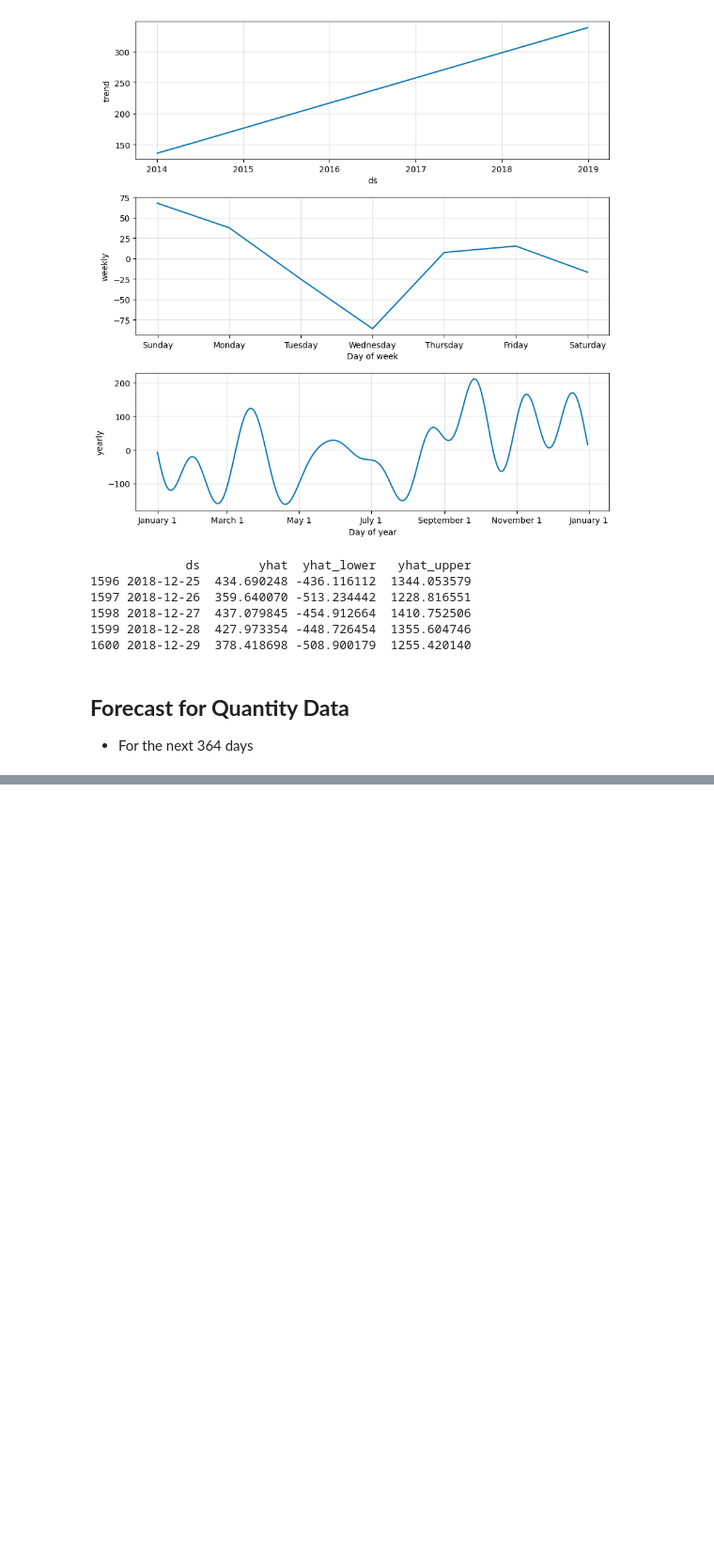
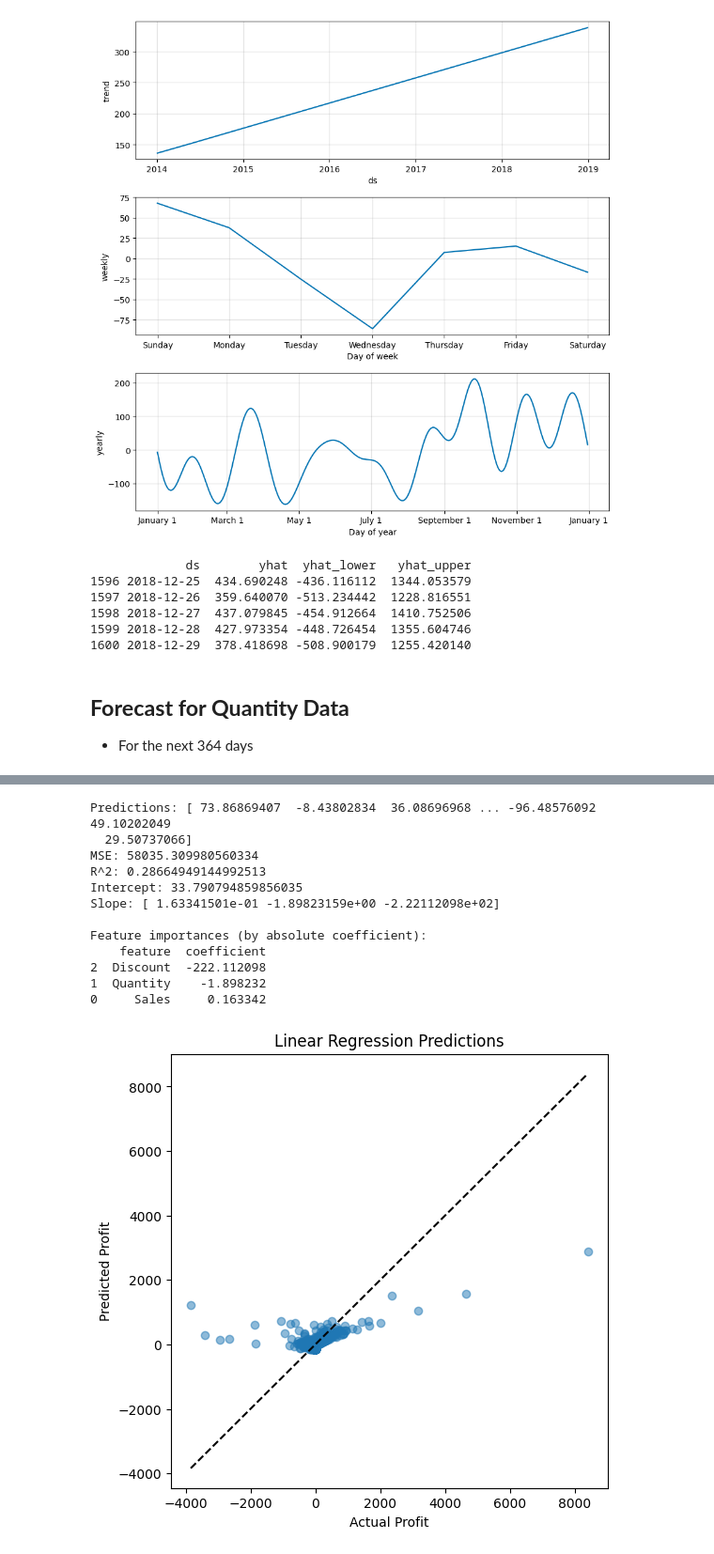
Before and after one commit to MarcelNazare/Superstore-Sales-Project, a Jupyter notebook: python/notebooks/predictive_models.ipynb, the cells around one changed output, grey strips where cells are left out. Shown at 94% size. Cells and saved outputs as stored; diff of their text form; code cells hidden in the pictures; blank space fills up the shorter version.

```diff
--- a/python/notebooks/predictive_models.ipynb
+++ b/python/notebooks/predictive_models.ipynb
@@ -158,0 +184,59 @@ print(quantity_forecast[['ds', 'yhat', 'yhat_lower', 'yhat_upper']].tail())
+# %%
+# select features for profit prediction
+target = 'Profit'
+features = ['Sales', 'Quantity', 'Discount']
+
+# drop rows with missing values in relevant columns
+reg_df = df[features + [target]].dropna()
+X = reg_df[features]
+y = reg_df[target]
+
+# split into train/test
+X_train, X_test, y_train, y_test = train_test_split(X, y,
+                                                    test_size=0.25,
+                                                    random_state=42)
+
+# fit linear regression
+lr = LinearRegression()
+lr.fit(X_train, y_train)
+
+y_pred = lr.predict(X_test)
+print("Predictions:", y_pred)
+
+# evaluation metrics
+print("MSE:", mean_squared_error(y_test, y_pred))
+print("R^2:", r2_score(y_test, y_pred))
+print("Intercept:", lr.intercept_)
+print("Slope:", lr.coef_)
+print
+
+# feature importance via coefficients
+coef_df = pd.DataFrame({
+    'feature': features,
+    'coefficient': lr.coef_
+}).sort_values('coefficient', key=abs, ascending=False)
+print("\nFeature importances (by absolute coefficient):")
+print(coef_df)
+
+# scatter predictions vs truth
+plt.figure(figsize=(6,6))
+plt.scatter(y_test, y_pred, alpha=0.5)
+plt.xlabel('Actual Profit')
+plt.ylabel('Predicted Profit')
+plt.title('Linear Regression Predictions')
+plt.plot([y_test.min(), y_test.max()], [y_test.min(), y_test.max()], 'k--')
+plt.show()
+# %% [output]
+Predictions: [ 73.86869407  -8.43802834  36.08696968 ... -96.48576092  49.10202049
+  29.50737066]
+MSE: 58035.309980560334
+R^2: 0.28664949144992513
+Intercept: 33.790794859856035
+Slope: [ 1.63341501e-01 -1.89823159e+00 -2.22112098e+02]
+
+Feature importances (by absolute coefficient):
+    feature  coefficient
+2  Discount  -222.112098
+1  Quantity    -1.898232
+0     Sales     0.163342
+[figure, added]
```
Also changed, not shown: parts of 7 cells of this notebook, 10 other files.
